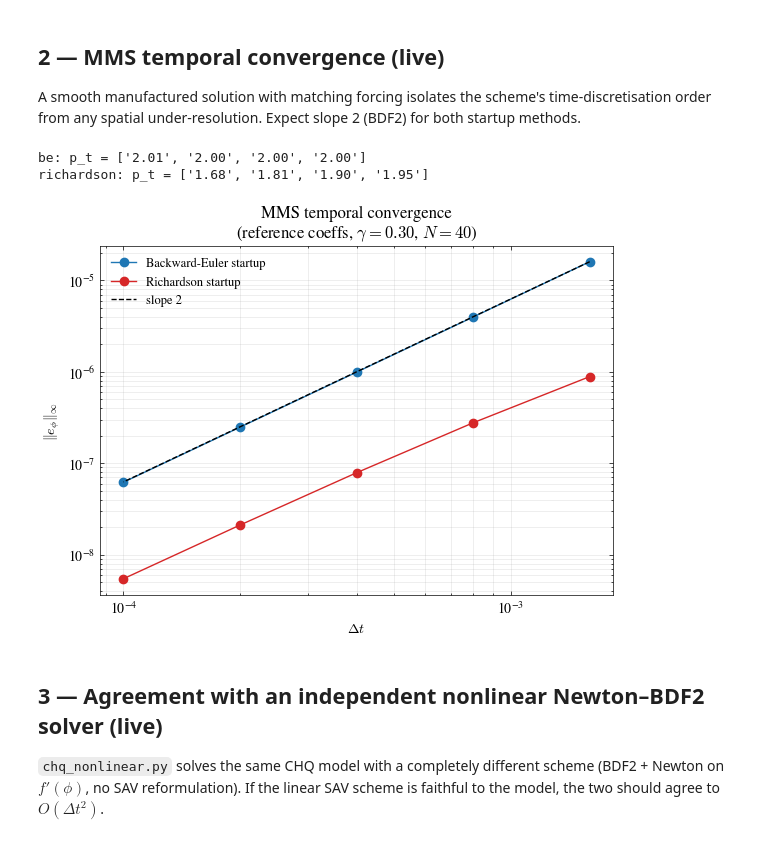
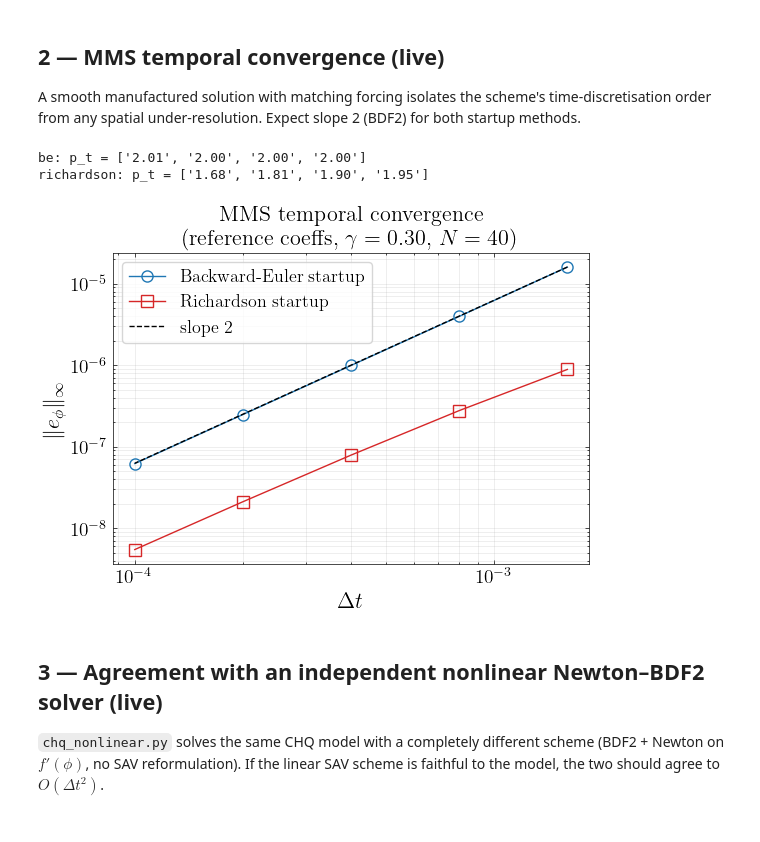
Before and after one commit to RiteshBhola/chq-sav-scheme, a Jupyter notebook: notebooks/other_figures_demo.ipynb, the cells around one changed output. Cells and saved outputs as stored; diff of their text form; code cells hidden in the pictures.

```diff
--- a/notebooks/other_figures_demo.ipynb
+++ b/notebooks/other_figures_demo.ipynb
@@ -88,26 +106,29 @@ for startup in ("be", "richardson"):
     errs[startup] = np.array(e)
     p = np.log2(np.array(e[:-1]) / np.array(e[1:]))
     print(f"{startup}: p_t = {[f'{x:.2f}' for x in p]}")
-
-fig, ax = plt.subplots(figsize=(6.0, 4.6))
-colors = {"be": "#1f77b4", "richardson": "#d62728"}
-labels = {"be": "Backward-Euler startup", "richardson": "Richardson startup"}
-for startup in ("be", "richardson"):
-    ax.loglog(dts, errs[startup], "o-", color=colors[startup], label=labels[startup])
-ref_dt = np.array([dts[0], dts[-1]])
-ref_e = errs["be"][0] * (ref_dt / dts[0]) ** 2
-ax.loglog(ref_dt, ref_e, "k--", lw=1, label="slope 2")
-ax.set_xlabel(r"$\Delta t$")
-ax.set_ylabel(r"$\|e_\phi\|_\infty$")
-ax.set_title(f"MMS temporal convergence\n(reference coeffs, $\\gamma=0.30$, $N={N}$)")
-ax.legend(fontsize=9)
-ax.grid(True, which="both", alpha=0.3)
-plt.tight_layout()
-plt.show()
 # %% [output]
 be: p_t = ['2.01', '2.00', '2.00', '2.00']
 richardson: p_t = ['1.68', '1.81', '1.90', '1.95']
-[figure, removed]
+# %%
+fig, ax = plt.subplots(figsize=(6.0, 4.6))
+colors = {"be": "#1f77b4", "richardson": "#d62728"}
+labels = {"be": "Backward-Euler startup", "richardson": "Richardson startup"}
+markers = {"be": "o", "richardson": "s"}
+for startup in ("be", "richardson"):
+    ax.loglog(dts, errs[startup], color=colors[startup],marker=markers[startup], label=labels[startup],mfc="None",mew=1,ms=8)
+ref_dt = np.array([dts[0], dts[-1]])
+ref_e = errs["be"][0] * (ref_dt / dts[0]) ** 2
+ax.loglog(ref_dt, ref_e, "k--", lw=1, label="slope 2")
+ax.set_xlabel(r"$\Delta t$")
+ax.set_ylabel(r"$\|e_\phi\|_\infty$")
+ax.set_title(f"MMS temporal convergence\n(reference coeffs, $\\gamma=0.30$, $N={N}$)")
+ax.legend(fontsize=13,frameon=True,loc="upper left")
+ax.grid(True, which="both", alpha=0.3)
+plt.tight_layout()
+plt.savefig("./Figs/fig_chqpy_W3_convergence.pdf")
+plt.show()
+# %% [output]
+[figure, added]
 # %% [markdown]
 ## 3 — Agreement with an independent nonlinear Newton–BDF2 solver (live)
 
```
Also changed, not shown: parts of 8 cells of this notebook, 6 other files.
